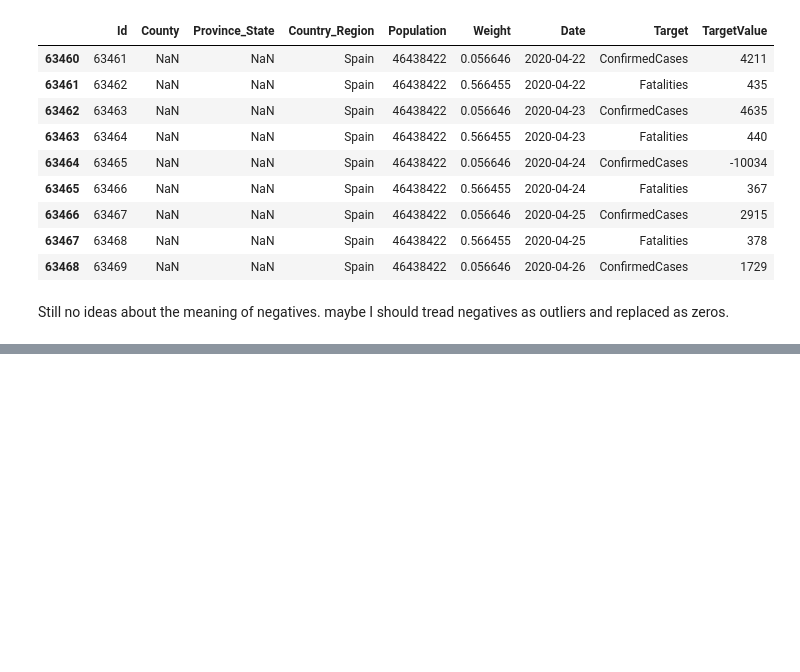
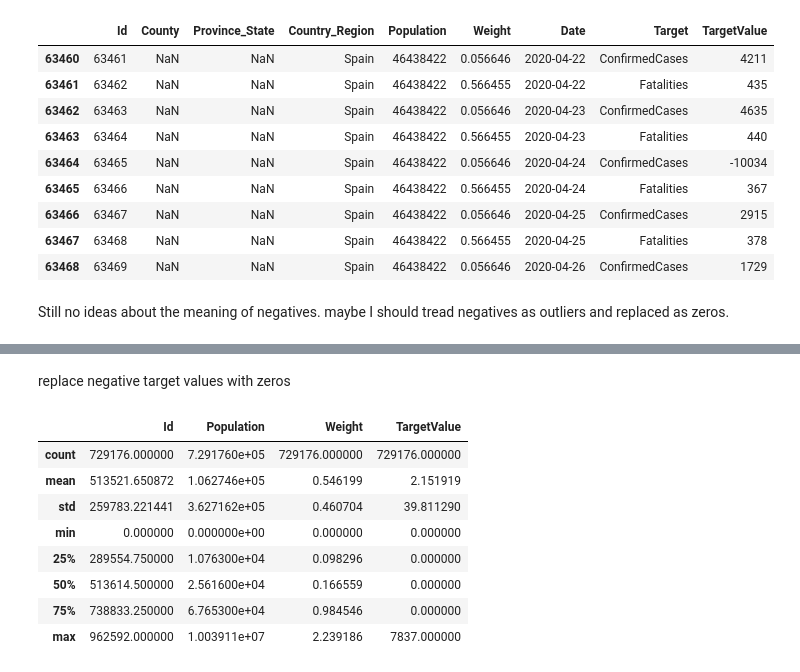
Before and after one commit to fzha113/COVID_19_Forecasting, a Jupyter notebook: COVID19Forecasting.ipynb, the cells around one changed output, grey strips where cells are left out. Cells and saved outputs as stored; diff of their text form; code cells hidden in the pictures; blank space fills up the shorter version.

```diff
--- a/COVID19Forecasting.ipynb
+++ b/COVID19Forecasting.ipynb
@@ -132,0 +152,3 @@ offline.iplot(a)
+# %%
+all_data = all_data.dropna(axis= 0)
+all_data.isnull().sum()
@@ -132,0 +166,15 @@ offline.iplot(a)
+# %% [markdown]
+replace negative target values with zeros
+# %%
+all_data[all_data['TargetValue'] < 0] = 0
+all_data.describe()
+# %% [output]
+|  | Id | Population | Weight | TargetValue |
+| count | 729176.000000 | 7.291760e+05 | 729176.000000 | 729176.000000 |
+| mean | 513521.650872 | 1.062746e+05 | 0.546199 | 2.151919 |
+| std | 259783.221441 | 3.627162e+05 | 0.460704 | 39.811290 |
+| min | 0.000000 | 0.000000e+00 | 0.000000 | 0.000000 |
+| 25% | 289554.750000 | 1.076300e+04 | 0.098296 | 0.000000 |
+| 50% | 513614.500000 | 2.561600e+04 | 0.166559 | 0.000000 |
+| 75% | 738833.250000 | 6.765300e+04 | 0.984546 | 0.000000 |
+| max | 962592.000000 | 1.003911e+07 | 2.239186 | 7837.000000 |
```
Also changed, not shown: parts of 5 cells of this notebook.
